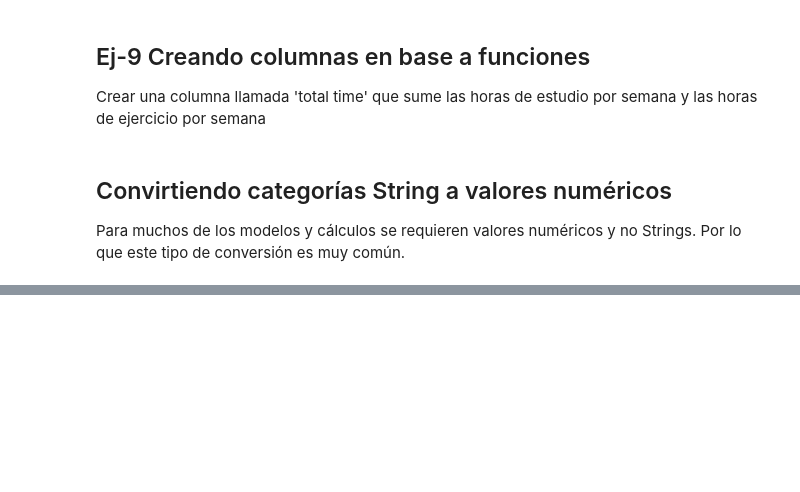
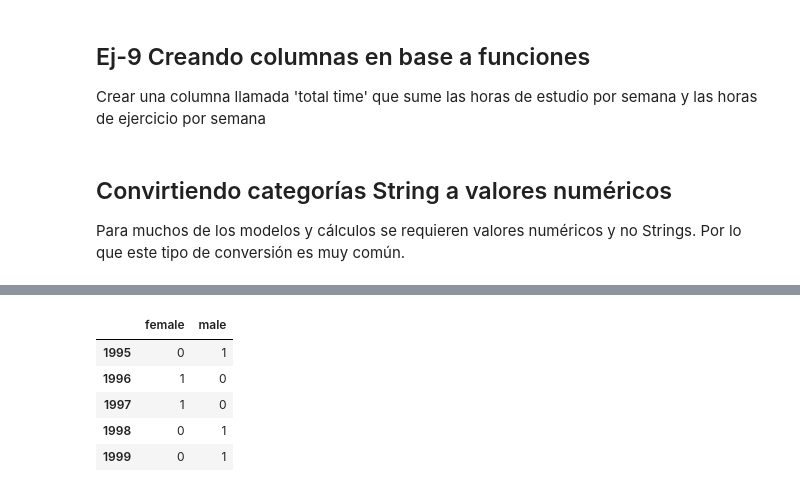
Before and after one commit to MarianaArzapalo/1-ADescDatos, a Jupyter notebook: 01-li-datos.ipynb, the cells around one changed output, grey strips where cells are left out. Saved outputs shown, nothing was run; the diff lists cells and outputs as text; code cells hidden in the pictures; blank space fills up the shorter version.

```diff
--- a/01-li-datos.ipynb
+++ b/01-li-datos.ipynb
@@ -792,0 +841,11 @@ Para muchos de los modelos y cálculos se requieren valores numéricos y no Stri
+# %%
+df_gender = pd.get_dummies(df['gender'])
+
+df_gender.tail()
+# %% [output]
+|  | female | male |
+| 1995 | 0 | 1 |
+| 1996 | 1 | 0 |
+| 1997 | 1 | 0 |
+| 1998 | 0 | 1 |
+| 1999 | 0 | 1 |
```
Also changed, not shown: parts of 9 cells of this notebook.
